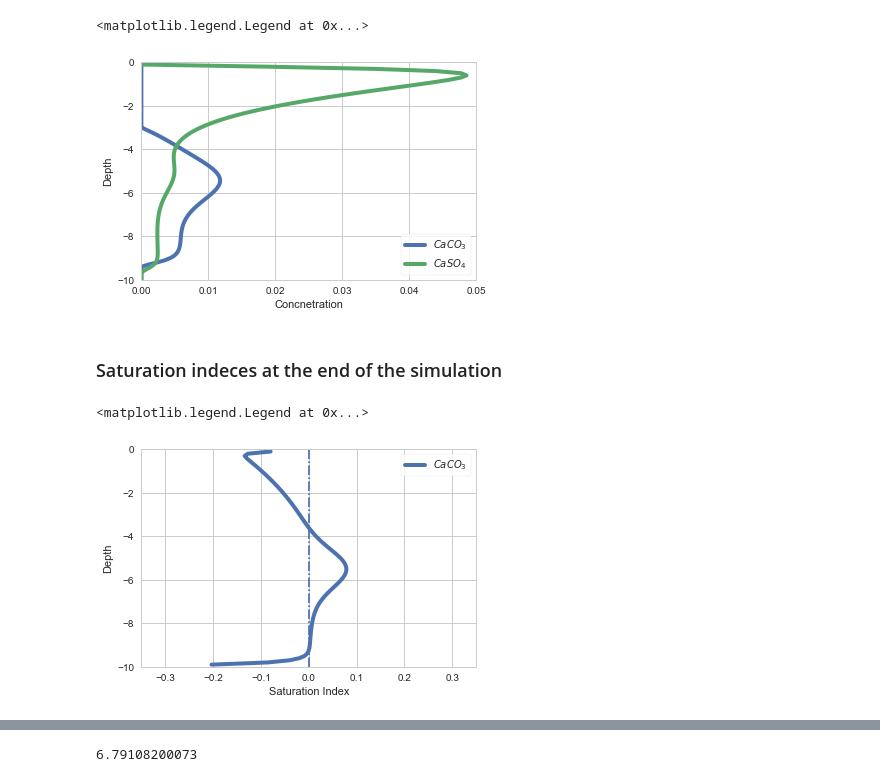
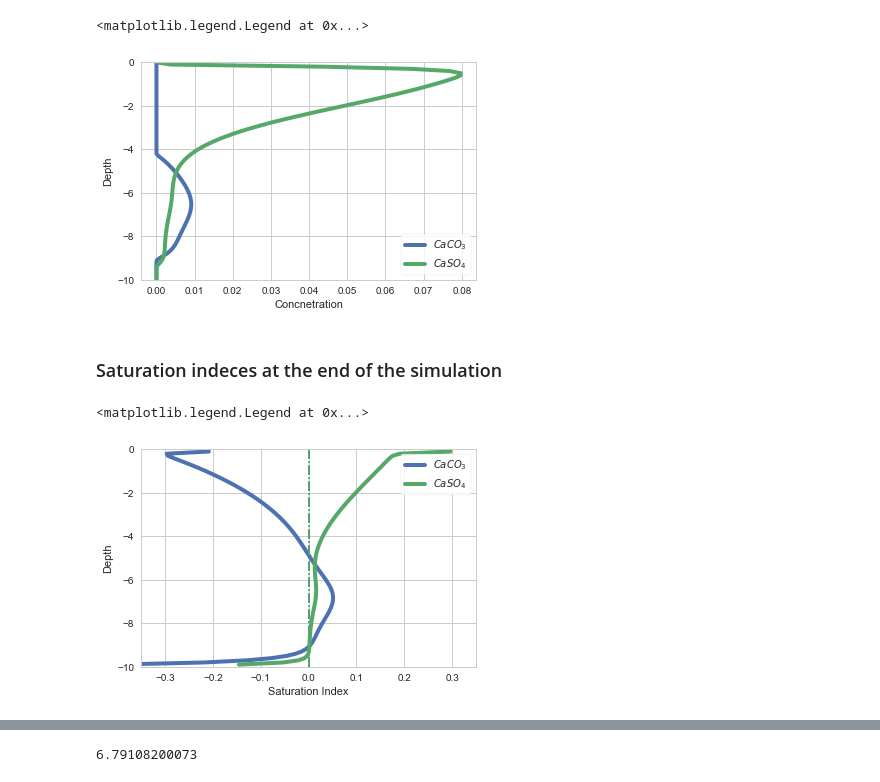
Before and after one commit to biogeochemistry/PorousMediaLab, a Jupyter notebook: examples/acid_base_example.ipynb, the cells around one changed output, grey strips where cells are left out. Saved outputs shown, nothing was run; the diff lists cells and outputs as text; code cells hidden in the pictures.

```diff
--- a/examples/acid_base_example.ipynb
+++ b/examples/acid_base_example.ipynb
@@ -18,20 +18,20 @@ phi =  0.9
 ftc = PorousMediaLab(L, dx, tend, dt, phi)
 # %%
 C_init=0.0000001/phi/3
-ftc.add_species(is_solute=True, element='H2CO3', D=4, init_C=C_init, bc_top=1e-3, bc_top_type='flux', bc_bot=0, bc_bot_type='dirichlet')
-ftc.add_species(is_solute=True, element='HCO3', D=4, init_C=C_init, bc_top=1e-3, bc_top_type='flux', bc_bot=0, bc_bot_type='dirichlet')
-ftc.add_species(is_solute=True, element='CO3', D=4, init_C=C_init, bc_top=1e-3, bc_top_type='flux', bc_bot=0, bc_bot_type='dirichlet')
+ftc.add_species(is_solute=True, element='H2CO3', D=4, init_C=C_init, bc_top=0, bc_top_type='flux', bc_bot=0, bc_bot_type='dirichlet')
+ftc.add_species(is_solute=True, element='HCO3', D=4, init_C=C_init, bc_top=0, bc_top_type='flux', bc_bot=0, bc_bot_type='dirichlet')
+ftc.add_species(is_solute=True, element='CO3', D=4, init_C=C_init, bc_top=1e-3, bc_top_type='dirichlet', bc_bot=0, bc_bot_type='dirichlet')
 
 ftc.add_acid(species=['H2CO3', 'HCO3', 'CO3'], pKa=[3.6, 10.32])
 
 
-ftc.add_species(is_solute=True, element='H2SO4', D=4, init_C=C_init,  bc_top=1e-3, bc_top_type='flux', bc_bot=0, bc_bot_type='dirichlet')
-ftc.add_species(is_solute=True, element='HSO4',  D=4, init_C=C_init,  bc_top=1e-3, bc_top_type='flux', bc_bot=0, bc_bot_type='dirichlet')
-ftc.add_species(is_solute=True, element='SO4',  D=4, init_C=C_init,  bc_top=1e-3, bc_top_type='flux', bc_bot=0, bc_bot_type='dirichlet')
+ftc.add_species(is_solute=True, element='H2SO4', D=4, init_C=C_init,  bc_top=0, bc_top_type='flux', bc_bot=0, bc_bot_type='dirichlet')
+ftc.add_species(is_solute=True, element='HSO4',  D=4, init_C=C_init,  bc_top=0, bc_top_type='flux', bc_bot=0, bc_bot_type='dirichlet')
+ftc.add_species(is_solute=True, element='SO4',  D=4, init_C=C_init,  bc_top=1e-3, bc_top_type='dirichlet', bc_bot=0, bc_bot_type='dirichlet')
 
 ftc.add_acid(species=['H2SO4', 'HSO4', 'SO4'], pKa=[-10, 1.99])
 
-ftc.add_species(is_solute=True, element='Ca', D=4, init_C=1e-9, bc_top=0., bc_top_type='dirichlet', bc_bot=1e-3, bc_bot_type='flux')
+ftc.add_species(is_solute=True, element='Ca', D=4, init_C=1e-9, bc_top=0., bc_top_type='dirichlet', bc_bot=1e-4, bc_bot_type='flux')
 ftc.add_species(is_solute=False, element='CaCO3', D=1e-2, init_C=0., bc_top=0.0, bc_top_type='flux', bc_bot=0.00, bc_bot_type='flux')
 ftc.add_species(is_solute=False, element='CaSO4', D=1e-2, init_C=0., bc_top=0.0, bc_top_type='flux', bc_bot=0.00, bc_bot_type='flux')
 
@@ -98,18 +100,19 @@ ftc.plot_profiles()
 # %%
 plt.plot(ftc.profiles.CaCO3, -ftc.x , label='$CaCO_3$', lw=4)
 plt.plot(ftc.profiles.CaSO4, -ftc.x , label='$CaSO_4$', lw=4)
-plt.xlim(-.0,0.05)
+# plt.xlim(-.0,0.1)
 plt.ylim(-10,0.0)
 # plt.axvline(0, c='k', ls='-.')
 plt.ylabel('Depth')
 plt.xlabel('Concnetration')
 plt.legend(frameon=1)
 # %% [output]
 <matplotlib.legend.Legend at 0x...>
-[figure, old version]
+[figure, new version]
 # %% [markdown]
 ### Saturation indeces at the end of the simulation
 # %%
+import seaborn as sns
 plt.plot(np.log10(ftc.profiles.Ca*ftc.profiles.CO3/ftc.constants['Ks_CaCO3']), -ftc.x , c=sns.color_palette("deep", 10)[0], label='$CaCO_3$', lw=4)
 plt.xlim(-.35,0.35)
 plt.ylim(-10,0.0)
@@ -117,6 +120,13 @@ plt.axvline(0, ls='-.', c=sns.color_palette("deep", 10)[0])
 plt.ylabel('Depth')
 plt.xlabel('Saturation Index')
 plt.legend(frameon=1)
+plt.plot(np.log10(ftc.profiles.Ca*ftc.profiles.SO4/ftc.constants['Ks_CaSO4']), -ftc.x, c=sns.color_palette("deep", 10)[1], label='$CaSO_4$', lw=4)
+plt.xlim(-.35,0.35)
+plt.ylim(-10,0.0)
+plt.axvline(0, ls='-.', c=sns.color_palette("deep", 10)[1])
+plt.ylabel('Depth')
+plt.xlabel('Saturation Index')
+plt.legend(frameon=1)
 # %% [output]
 <matplotlib.legend.Legend at 0x...>
-[figure, old version]
+[figure, new version]
```
Also changed, not shown: parts of 7 cells of this notebook, 2 other files.
